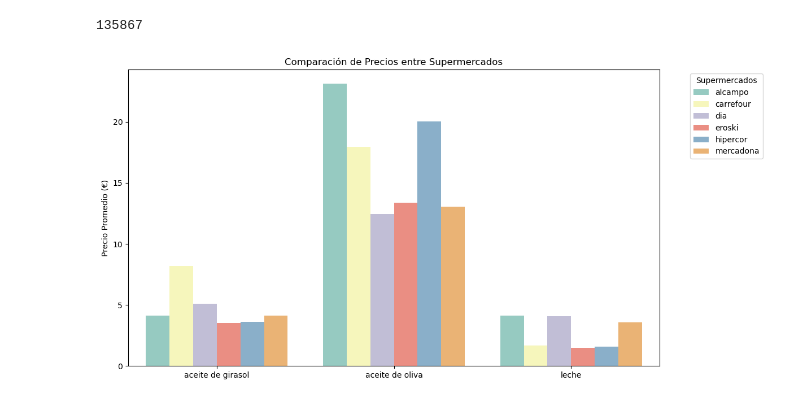
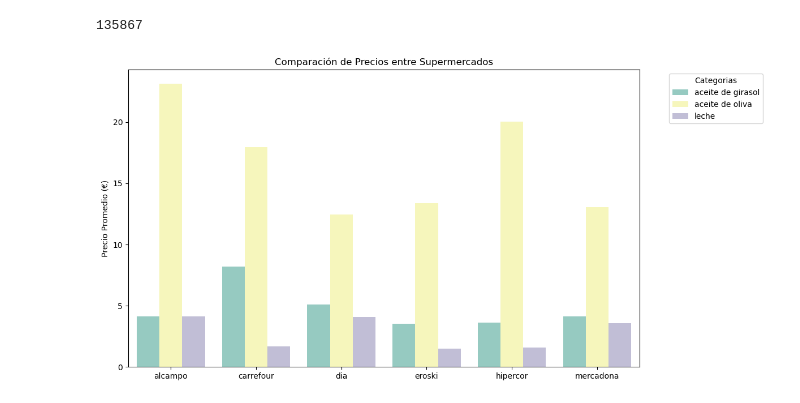
Before and after one commit to santiagorodriguez-dev/Proyecto4-AnalisisSupermercados, a Jupyter notebook: notebooks/03_eda_visualizacion.ipynb, the cells around one changed output. Drawn from its saved outputs; the diff is of its cells as text; code cells hidden in the pictures.

```diff
--- a/notebooks/03_eda_visualizacion.ipynb
+++ b/notebooks/03_eda_visualizacion.ipynb
@@ -128,6 +128,6 @@ display(df_result_final.shape[0])
 | 4 | 5 | 2024-07-16 | 1.45 | mercadona | aceite de girasol | aceite de girasol refinado 02 hac... |
 135867
 # %%
-vis.Comparacion_de_Precios_entre_Supermercados(df_result_final)
+vis.Comparacion_de_Precios_promedio_entre_Supermercados(df_result_final)
 # %% [output]
-[figure, old version]
+[figure, new version]
```
Also changed, not shown: parts of 6 cells of this notebook, 1 other file.
